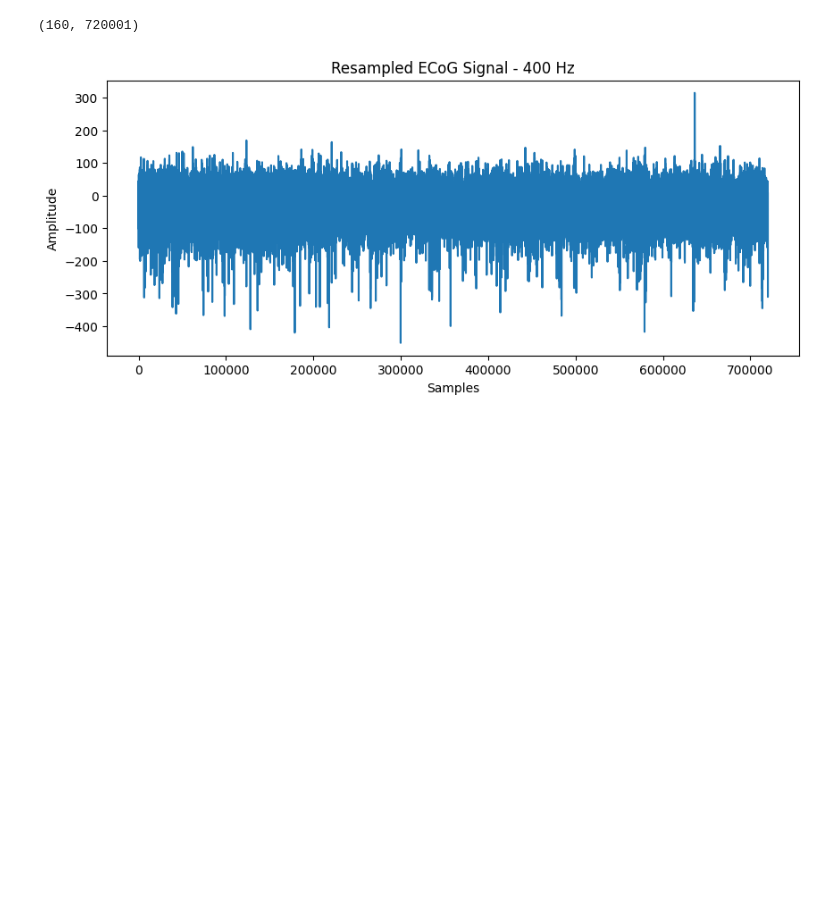
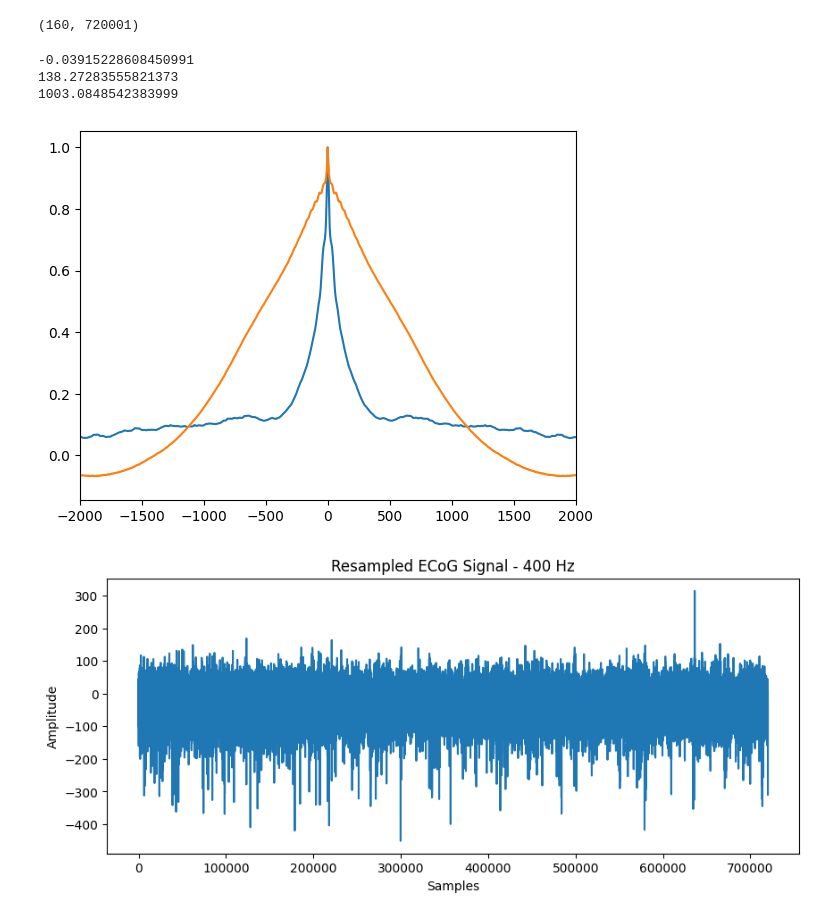
Before and after one commit to tevaughnshaw/autocorrelation, a Jupyter notebook: ECOG_Signal_Test.ipynb, the cells around one changed output. Drawn from its saved outputs; the diff is of its cells as text; code cells hidden in the pictures; blank space fills up the shorter version.

```diff
--- a/ECOG_Signal_Test.ipynb
+++ b/ECOG_Signal_Test.ipynb
@@ -150,6 +212,28 @@ data = raw_resampled.get_data()
 data.shape
 # %% [output]
 (160, 720001)
+# %%
+elec1 = data[elec1_id]
+elec2 = data[elec2_id]
+print(np.corrcoef(elec1, elec2)[0, 1])
+
+corrs, lags = auto_corr(elec1, elec1, norm=True)
+plt.plot(lags, corrs)
+a, b = spline_graph(lags, corrs)
+print(b - a)
+
+corrs, lags = auto_corr(elec2, elec2, norm=True)
+plt.plot(lags, corrs)
+a, b = spline_graph(lags, corrs)
+print(b - a)
+
+plt.xlim(-new_sfreq*5, new_sfreq*5)
+plt.show()
+# %% [output]
+-0.03915228608450991
+138.27283555821373
+1003.0848542383999
+[figure, added]
 # %%
 # plot resampled signal
 plt.figure(figsize=(10, 4))
```
Also changed, not shown: parts of 15 cells of this notebook.
